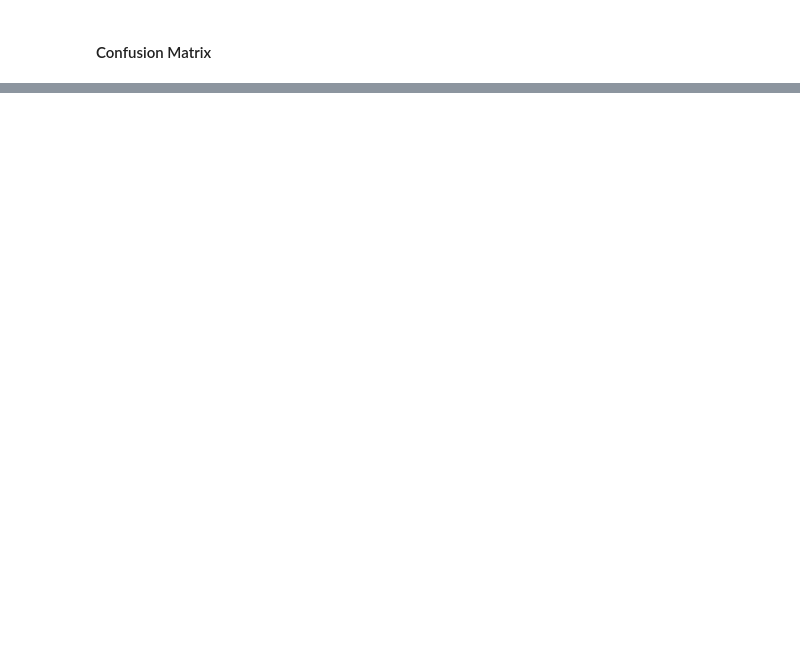
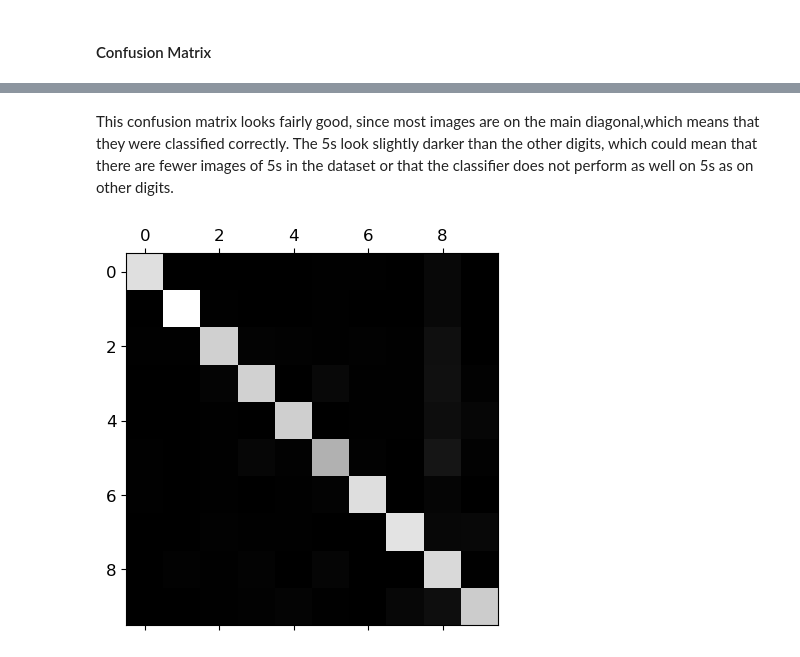
Before and after one commit to ygorbalves/MNIST-classification, a Jupyter notebook: images-digits.ipynb, the cells around one changed output, grey strips where cells are left out. Cells and saved outputs as stored; diff of their text form; code cells hidden in the pictures; blank space fills up the shorter version.

```diff
--- a/images-digits.ipynb
+++ b/images-digits.ipynb
@@ -108,0 +244,5 @@ confusion_matrix(y_train_5, y_train_pred)
+# %%
+from sklearn.multiclass import OneVsOneClassifier
+ovo_clf = OneVsOneClassifier(SGDClassifier(random_state=42))
+ovo_clf.fit(X_train, y_train)
+print(ovo_clf.predict([some_digit]), len(ovo_clf.estimators_))
@@ -108,0 +251,3 @@ confusion_matrix(y_train_5, y_train_pred)
+# %%
+forest_clf.fit(X_train, y_train)
+forest_clf.predict([some_digit])
@@ -108,0 +266,5 @@ confusion_matrix(y_train_5, y_train_pred)
+# %%
+from sklearn.preprocessing import StandardScaler
+scaler = StandardScaler()
+X_train_scaled = scaler.fit_transform(X_train.astype(np.float64))
+cross_val_score(sgd_clf, X_train_scaled, y_train, cv=3, scoring="accuracy") #scaling the inputs (as discussed in Chapter 2) increases accuracy above 89%.
@@ -108,0 +275,4 @@ confusion_matrix(y_train_5, y_train_pred)
+# %%
+y_train_pred = cross_val_predict(sgd_clf, X_train_scaled, y_train, cv=3)
+conf_mx = confusion_matrix(y_train, y_train_pred)
+conf_mx
@@ -108,0 +291,8 @@ confusion_matrix(y_train_5, y_train_pred)
+# %% [markdown]
+This confusion matrix looks fairly good, since most images are on the main diagonal,which means that they were classified correctly. The 5s look slightly darker than the
+other digits, which could mean that there are fewer images of 5s in the dataset or that the classifier does not perform as well on 5s as on other digits.
+# %%
+plt.matshow(conf_mx, cmap=plt.cm.gray)
+plt.show()
+# %% [output]
+[figure, added]
```
Also changed, not shown: parts of 42 cells of this notebook.
